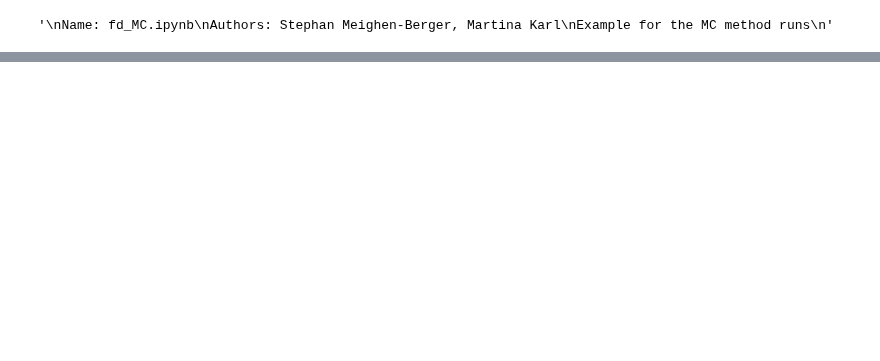
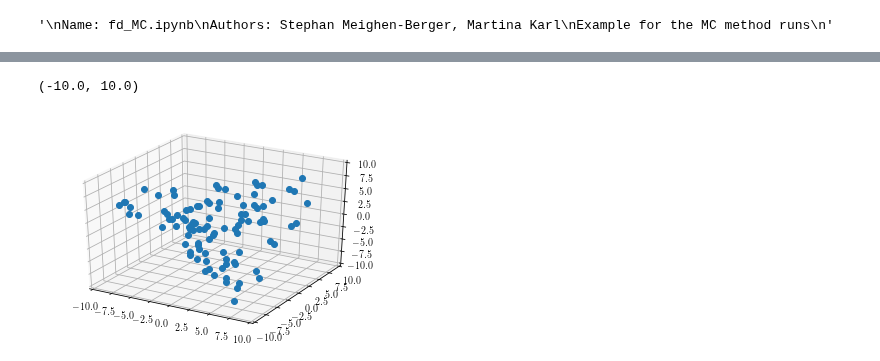
Before and after one commit to MeighenBergerS/fourth_day, a Jupyter notebook: examples/fd_MC.ipynb, the cells around one changed output, grey strips where cells are left out. Saved outputs shown, nothing was run; the diff lists cells and outputs as text; code cells hidden in the pictures; blank space fills up the shorter version.

```diff
--- a/examples/fd_MC.ipynb
+++ b/examples/fd_MC.ipynb
@@ -88,3 +84,17 @@ fd.mc_run.distribution.shape
+# %%
+from mpl_toolkits.mplot3d import Axes3D
+figure = plt.figure()
+ax = figure.add_subplot(111, projection='3d')
+im, = ax.plot(fd.mc_run.distribution[0][:,0],
+              fd.mc_run.distribution[0][:,1],
+              fd.mc_run.distribution[0][:,2],
+              linestyle='', marker='o')
+ax.set_xlim(-fd.world.bounding_box/2, fd.world.bounding_box/2)
+ax.set_ylim(-fd.world.bounding_box/2, fd.world.bounding_box/2)
+ax.set_zlim(-fd.world.bounding_box/2, fd.world.bounding_box/2)
+# %% [output]
+(-10.0, 10.0)
+[figure, added]
 # %%
 # Animation
 # This requires "save population" in config to be set to true
```
Also changed, not shown: parts of 4 cells of this notebook, 4 other files.
